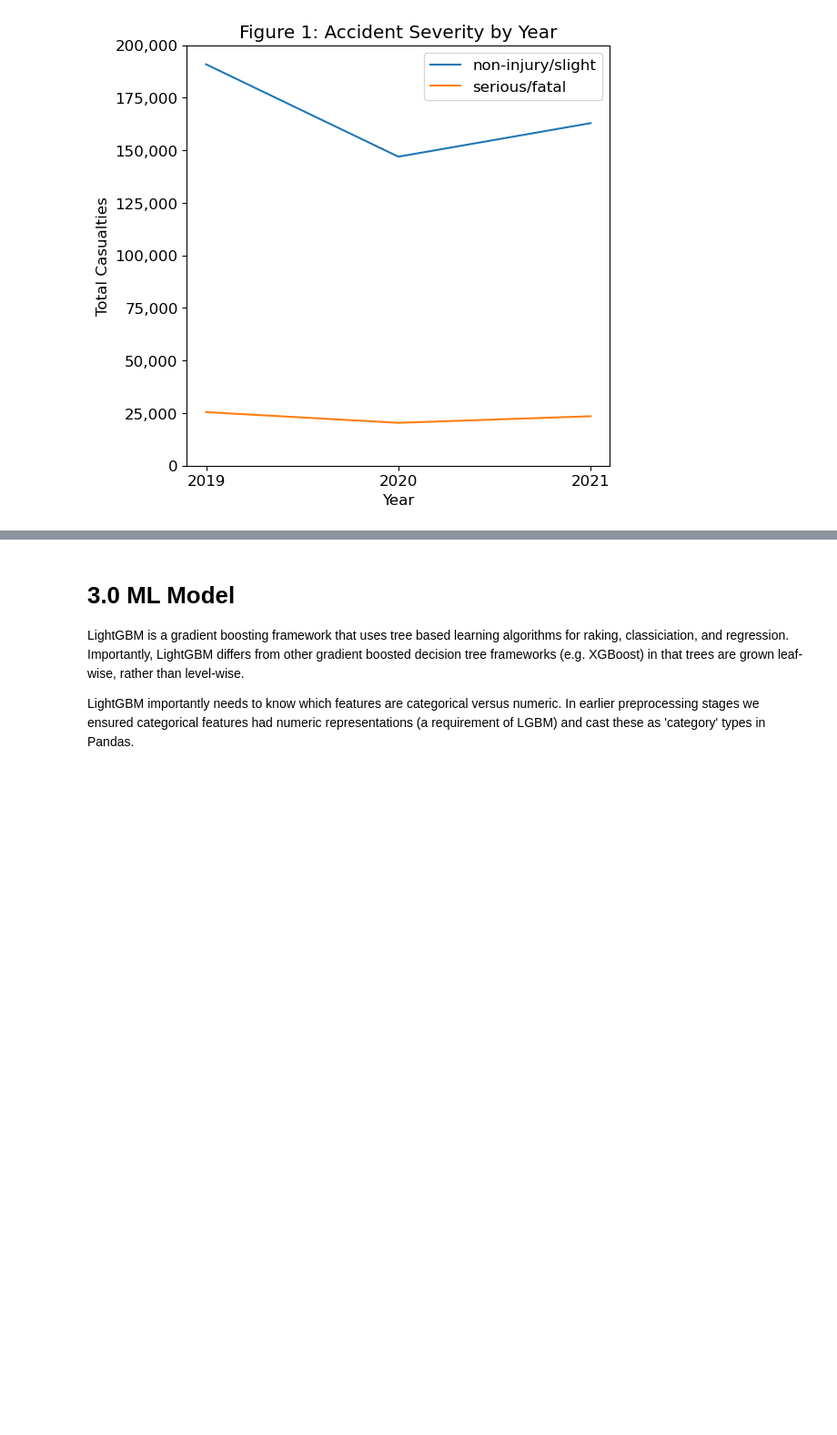
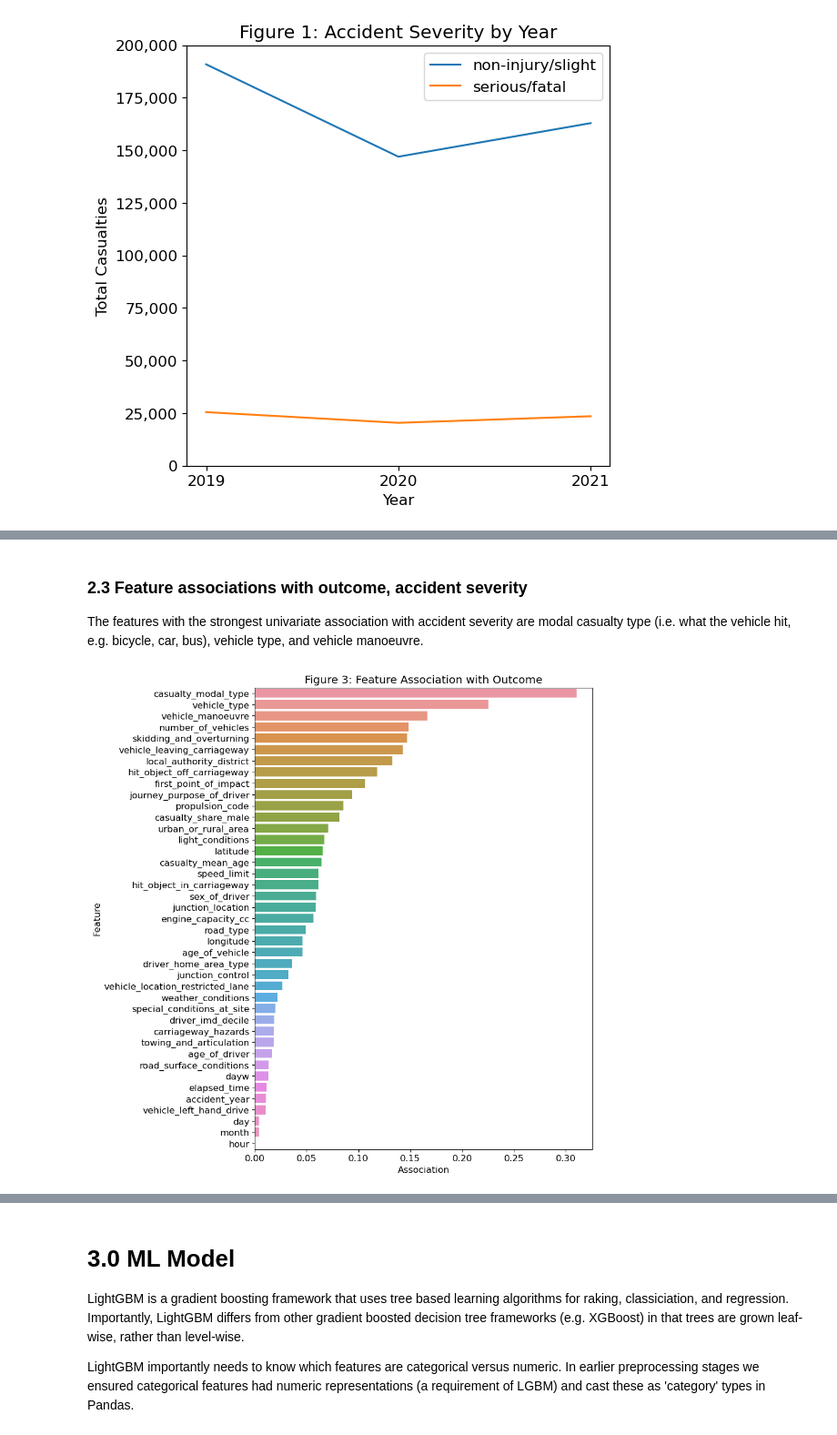
Before and after one commit to kingjosephm/gb_vehicle_injuries, a Jupyter notebook: analysis.ipynb, the cells around one changed output, grey strips where cells are left out. Shown at 91% size. Drawn from its saved outputs; the diff is of its cells as text; code cells hidden in the pictures; blank space fills up the shorter version.

```diff
--- a/analysis.ipynb
+++ b/analysis.ipynb
@@ -226,0 +232,15 @@ plt.show()
+# %% [markdown]
+### 2.3 Feature associations with outcome, accident severity
+
+The features with the strongest univariate association with accident severity are modal casualty type (i.e. what the vehicle hit, e.g. bicycle, car, bus), vehicle type, and vehicle manoeuvre.
+# %%
+casualty_worst_corr = abs(corr['corr']).iloc[:-1, -1].sort_values(ascending=False).reset_index()
+# %%
+plt.figure(figsize=(8,11))
+sns.barplot(casualty_worst_corr, y='index', x='casualty_worst')
+plt.ylabel('Feature')
+plt.xlabel('Association')
+plt.title("Figure 3: Feature Association with Outcome")
+plt.show()
+# %% [output]
+[figure, added]
```
Also changed, not shown: parts of 20 cells of this notebook.
